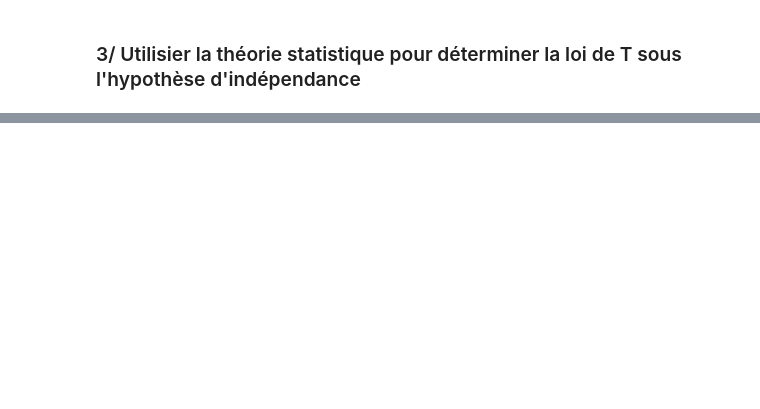
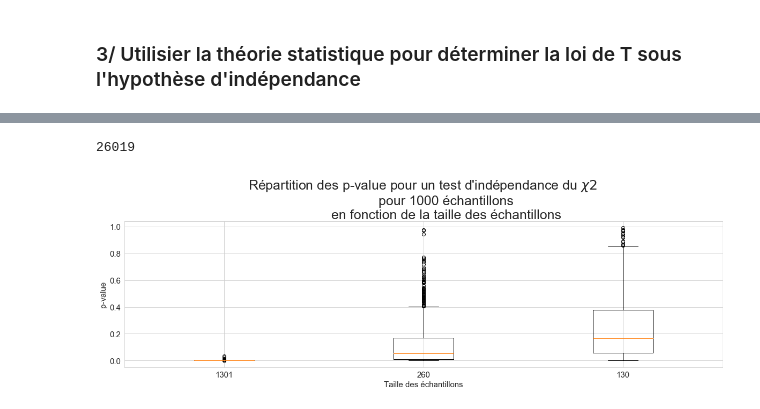
Before and after one commit to JJublanc/statistics_tools, a Jupyter notebook: 2_testing_(not_finished)/testing.ipynb, the cells around one changed output, grey strips where cells are left out. Drawn from its saved outputs; the diff is of its cells as text; code cells hidden in the pictures; blank space fills up the shorter version.

```diff
--- a/2_testing_(not_finished)/testing.ipynb
+++ b/2_testing_(not_finished)/testing.ipynb
@@ -246,0 +239,14 @@ round(st_p*100,200)
+# %%
+from numpy.random import choice
+sample_size = 10
+data_Y1 = choice(["a","b","c"],
+                sample_size,
+                p = [0.1,0.5,0.4])
+data_Y2 = choice(["a","b","c"],
+                sample_size,
+                p = [0.1,0.5,0.4])
+
+df = pd.DataFrame({"Y1":data_Y1,
+                   "Y2":data_Y2})
+
+cont =
@@ -247,3 +268,37 @@ round(st_p*100,200)
+# %%
+len(data_PUBG)
+# %% [output]
+26019
+# %%
+results = {}
+for frac in fracs:
+    pvals=[]
+    T_obs = []
+    for ii in range(1000) :
+        data = data_PUBG.sample(frac=frac, replace=False)
+        cont = pd.crosstab(data.matchType, data.killStreaks)
+        st_chi2, st_p, st_dof, st_exp = st.chi2_contingency(cont)
+        T_obs.append(st_chi2)
+        pvals.append(round(st_p,5))
+        #print("{} , {}".format(st_p*100,st_chi2))
+    results["p_values_{}".format(frac)] = pvals
+    results["T_obs_{}".format(frac)] = T_obs
+# %%
+results_pd = pd.DataFrame(results).iloc[:,[0,2,4]].transpose()
+# %%
+labels = [round(x*len(data_PUBG)) for x in fracs]
+# %%
+plt.boxplot(results_pd)
+plt.xticks([1,2,3], labels, fontsize = 15)
+plt.yticks(fontsize = 15)
+plt.ylabel("p-value", fontsize = 15)
+plt.xlabel("Taille des échantillons", fontsize = 15)
+plt.title("Répartition des p-value pour un test d'indépendance du $\chi2$ \n\
+            pour 1000 échantillons\n\
+            en fonction de la taille des échantillons", fontsize = 25)
+plt.show()
+# %% [output]
+[figure, added]
 # %% [markdown]
 <center> <h1>Take away</h1> </center>
 
```
Also changed, not shown: parts of 44 cells of this notebook, 5 other files.
